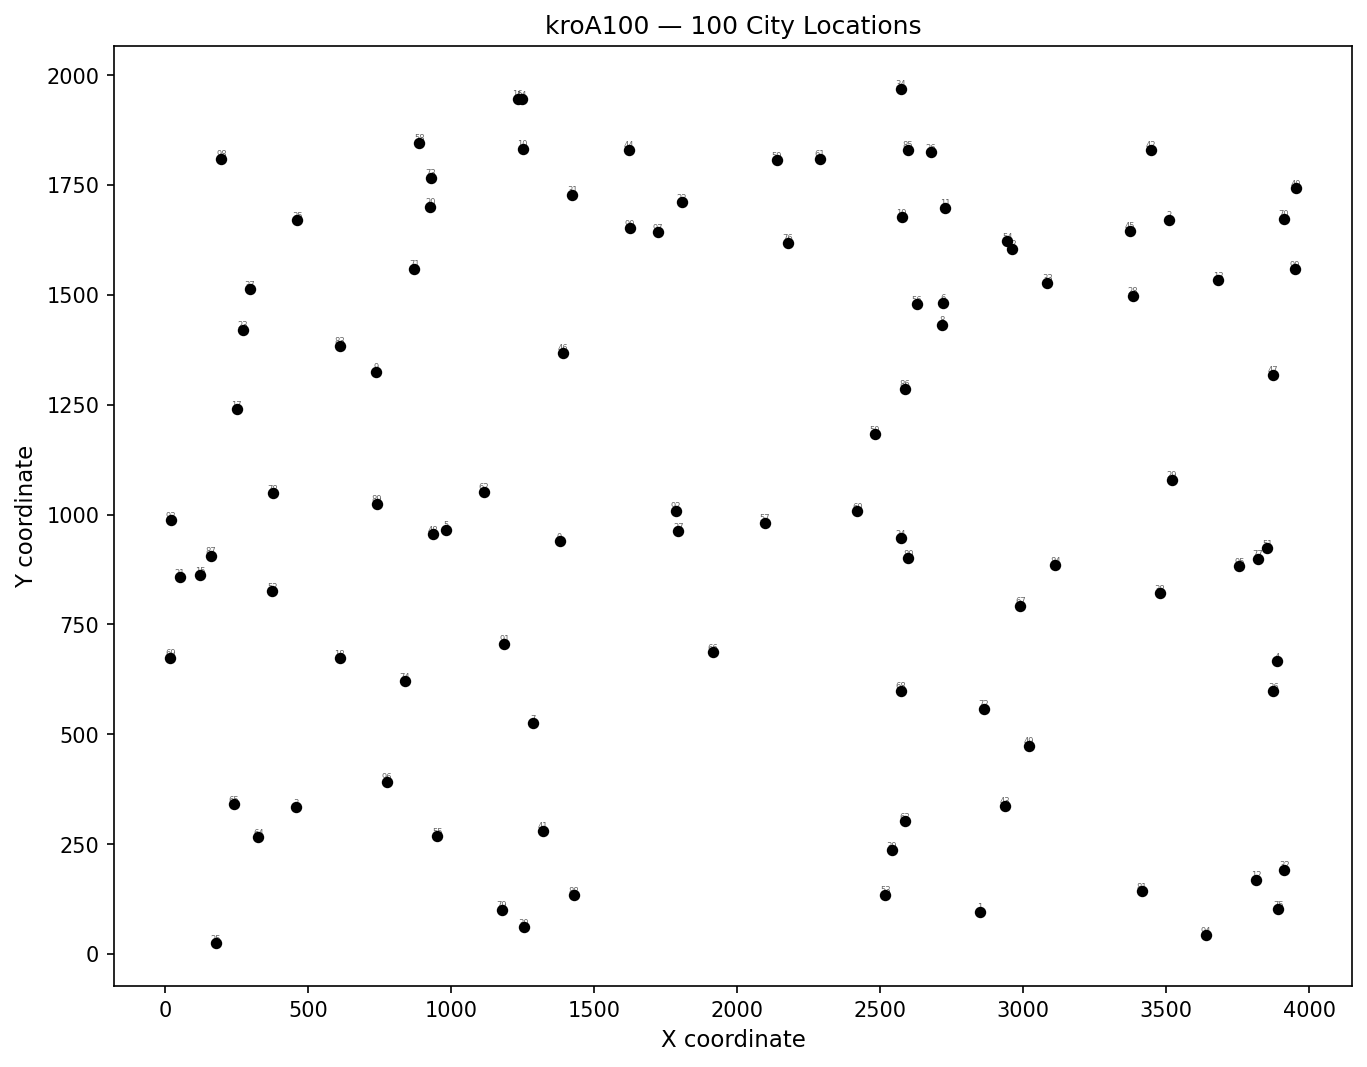
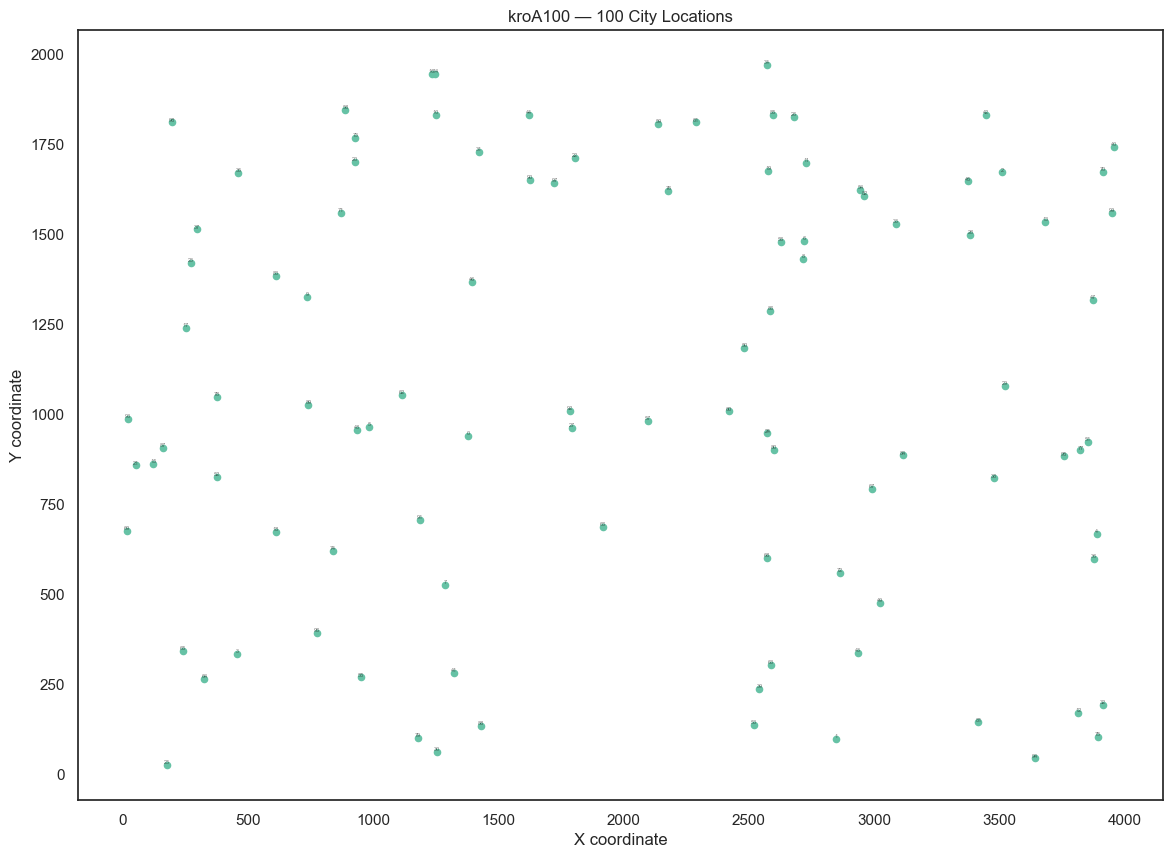
The notebook cell's code change between the first figure and the second:
--- before
+++ after
@@ -1,4 +1,4 @@
-fig, ax = plt.subplots(figsize=(9, 7))
-ax.scatter(coords[:, 0], coords[:, 1], s=20, color="black", zorder=2)
+fig, ax = plt.subplots()
+ax.scatter(coords[:, 0], coords[:, 1], s=20, zorder=2)
 for i in range(n_cities):
     ax.annotate(str(i), (coords[i, 0], coords[i, 1]),

Commit: nb20: draw best-tour edges as direction arrows